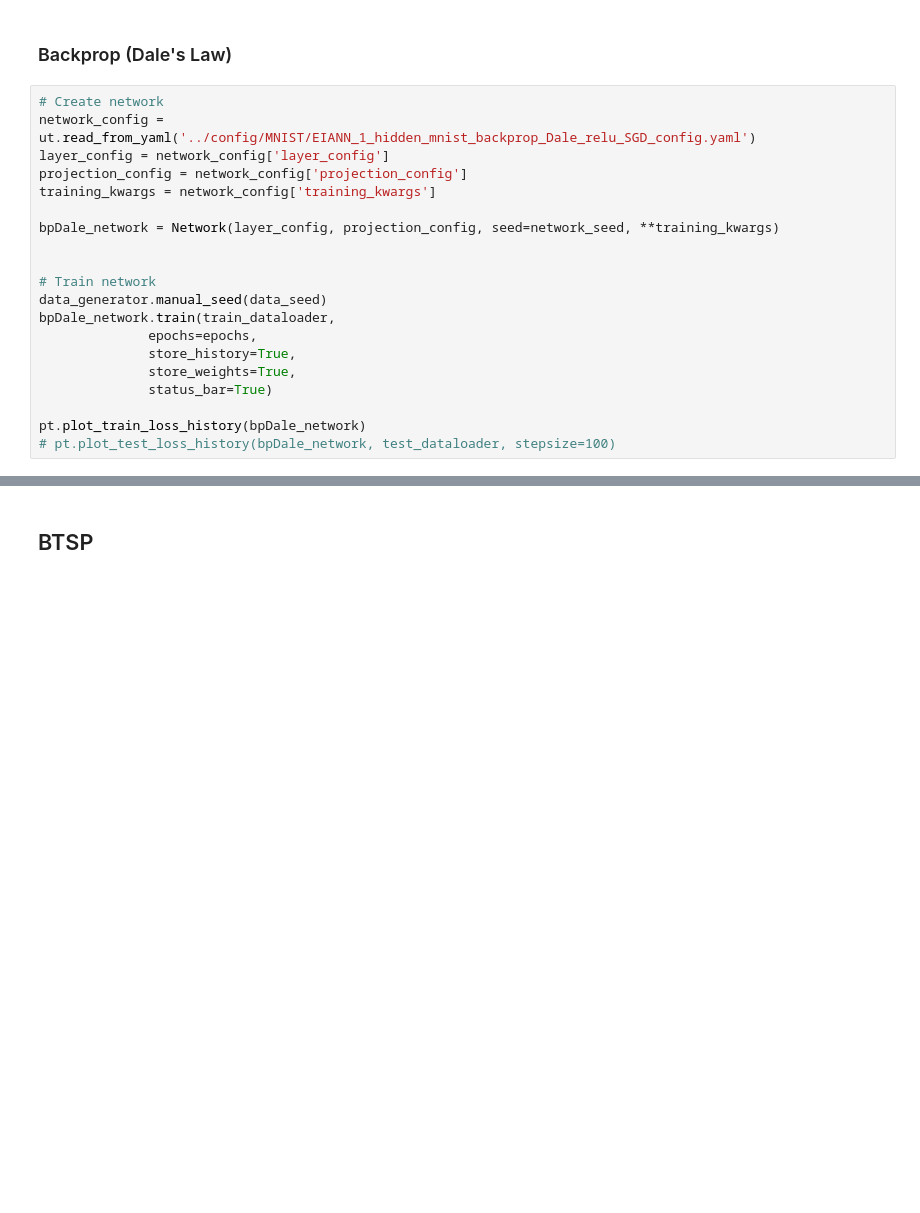
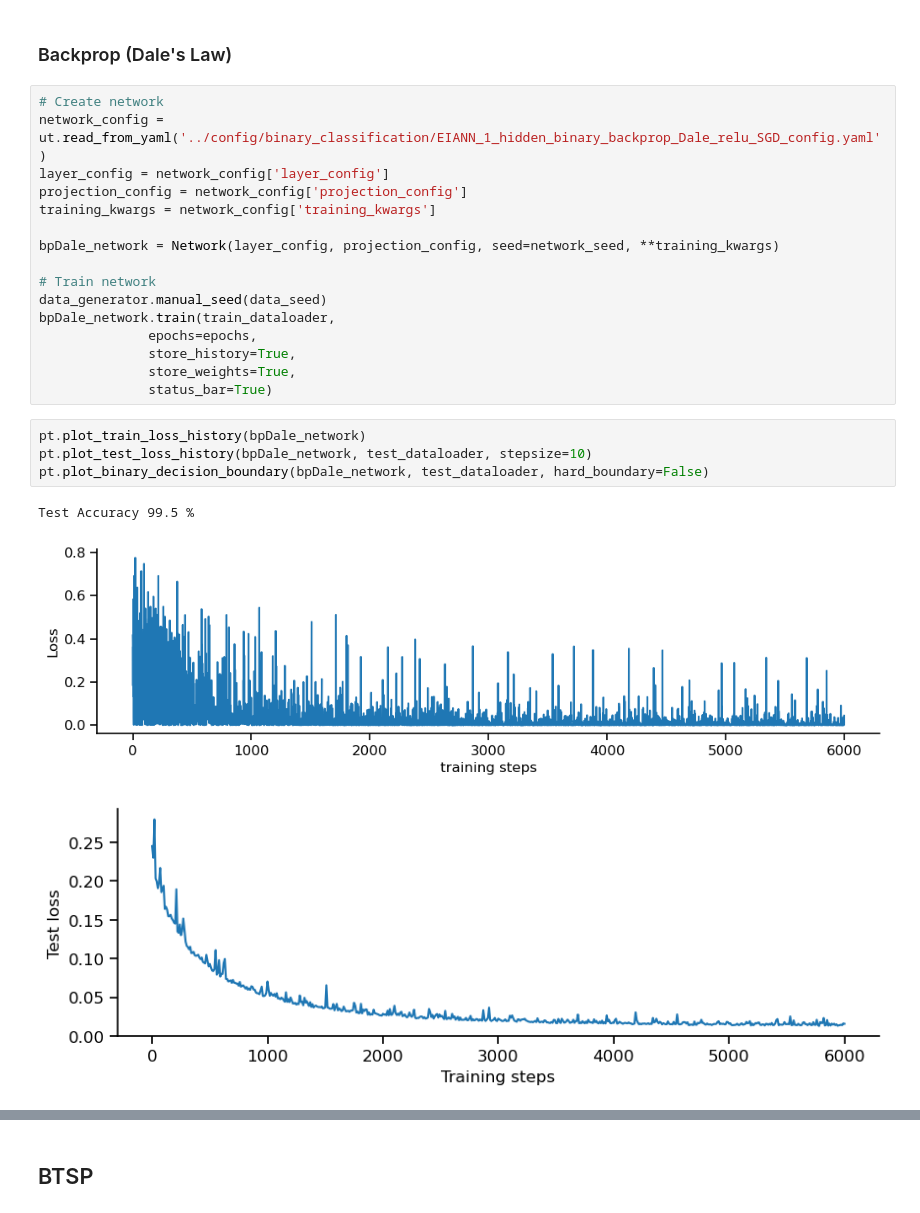
Before and after one commit to Milstein-Lab/EIANN, a Jupyter notebook: EIANN/notebooks/Binary_classifier_1hidden.ipynb, the cells around one changed output, grey strips where cells are left out. Cells and saved outputs as stored; diff of their text form; blank space fills up the shorter version.

```diff
--- a/EIANN/notebooks/Binary_classifier_1hidden.ipynb
+++ b/EIANN/notebooks/Binary_classifier_1hidden.ipynb
@@ -107,13 +85,12 @@ Test Accuracy 98.33333587646484 %
 ### Backprop (Dale's Law)
 # %%
 # Create network
-network_config = ut.read_from_yaml('../config/MNIST/EIANN_1_hidden_mnist_backprop_Dale_relu_SGD_config.yaml')
+network_config = ut.read_from_yaml('../config/binary_classification/EIANN_1_hidden_binary_backprop_Dale_relu_SGD_config.yaml')
 layer_config = network_config['layer_config']
 projection_config = network_config['projection_config']
 training_kwargs = network_config['training_kwargs']
 
 bpDale_network = Network(layer_config, projection_config, seed=network_seed, **training_kwargs)
-
 
 # Train network
 data_generator.manual_seed(data_seed)
@@ -122,6 +99,11 @@ bpDale_network.train(train_dataloader,
               store_history=True,
               store_weights=True,
               status_bar=True)
-
-pt.plot_train_loss_history(bpDale_network)
-# pt.plot_test_loss_history(bpDale_network, test_dataloader, stepsize=100)
+# %%
+pt.plot_train_loss_history(bpDale_network)
+pt.plot_test_loss_history(bpDale_network, test_dataloader, stepsize=10)
+pt.plot_binary_decision_boundary(bpDale_network, test_dataloader, hard_boundary=False)
+# %% [output]
+Test Accuracy 99.5 %
+[figure, added]
+[figure, added]
```
Also changed, not shown: parts of 10 cells of this notebook, 9 other files.
